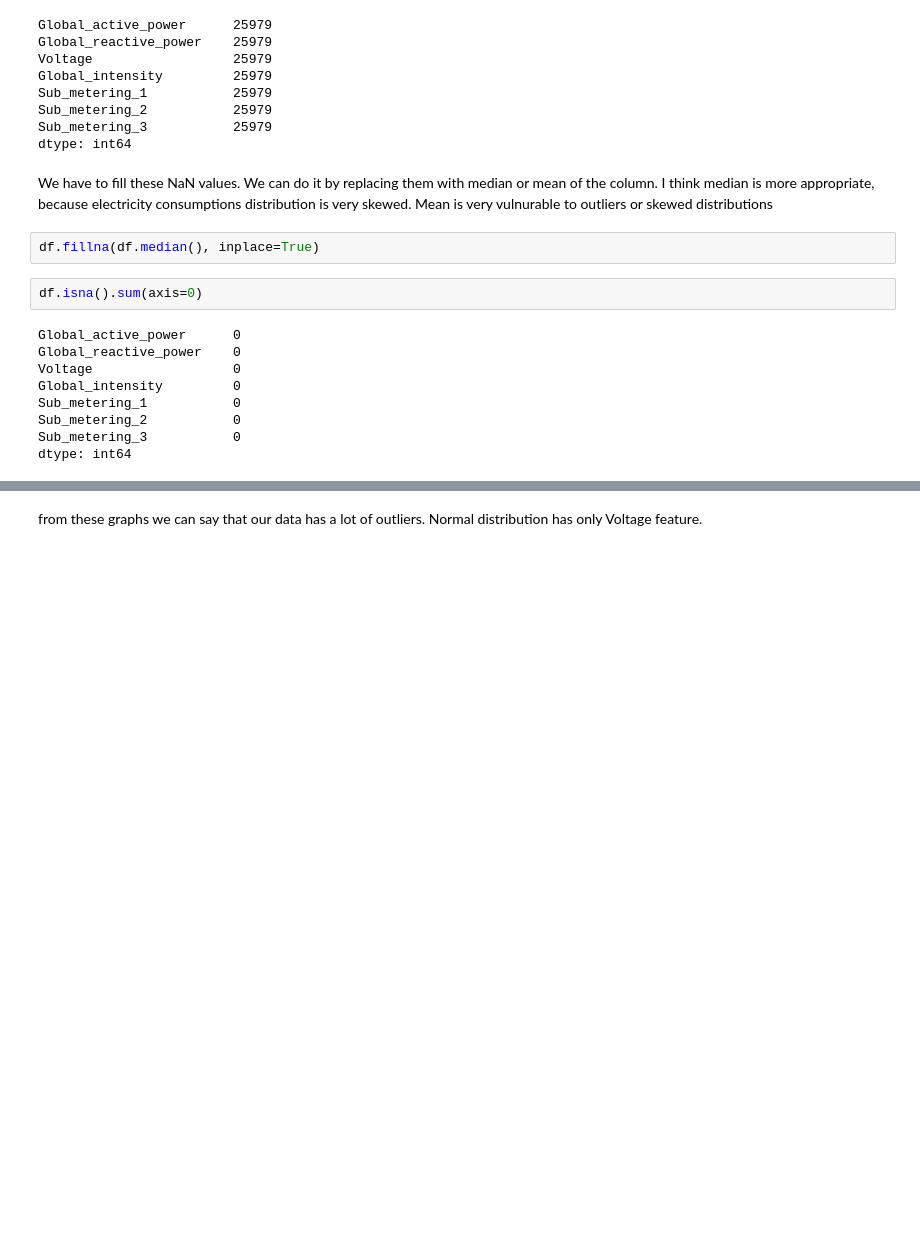
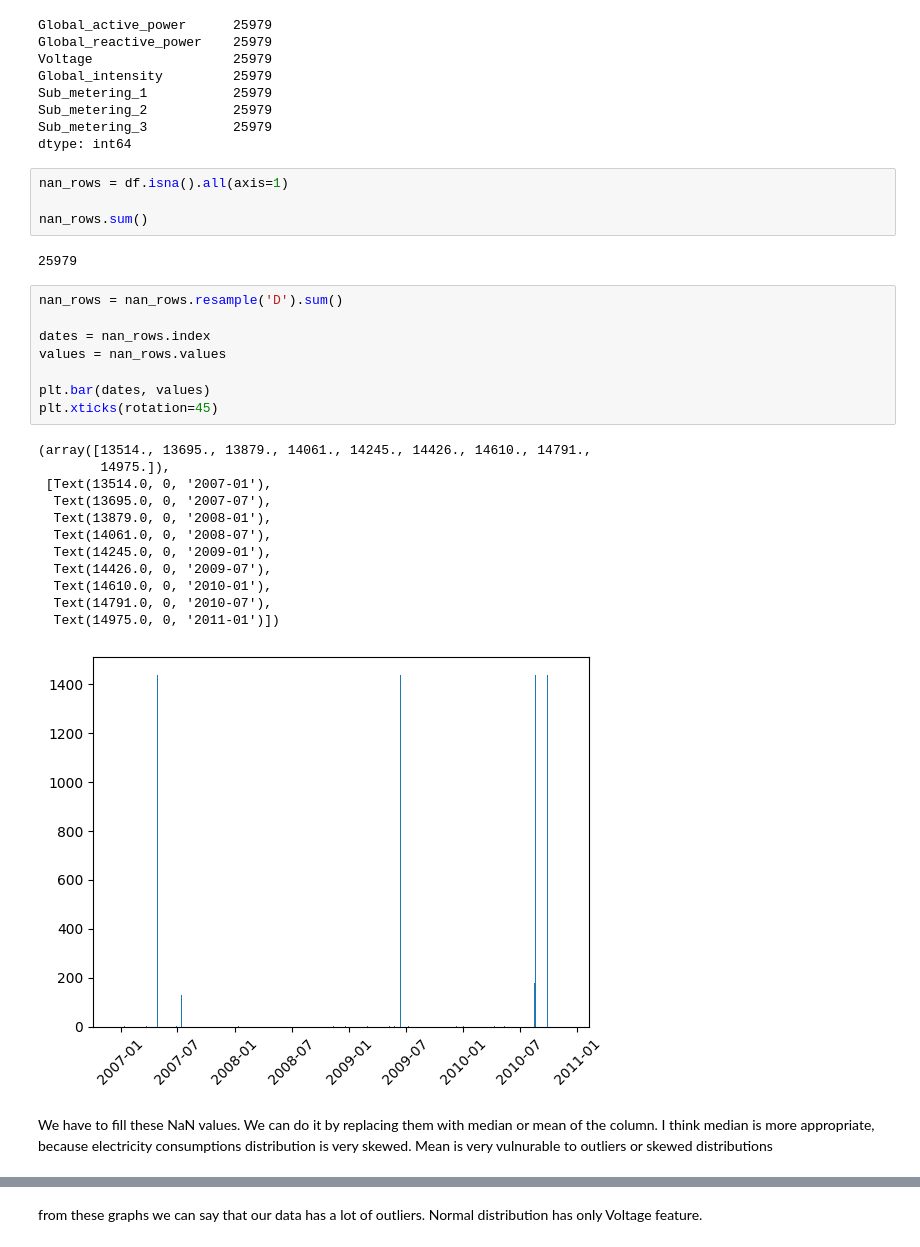
Before and after one commit to BellamyCeleman/IAU_10b, a Jupyter notebook: project.ipynb, the cells around one changed output, grey strips where cells are left out. Drawn from its saved outputs; the diff is of its cells as text; blank space fills up the shorter version.

```diff
--- a/project.ipynb
+++ b/project.ipynb
@@ -114,18 +114,32 @@ Sub_metering_1           25979
 Sub_metering_2           25979
 Sub_metering_3           25979
 dtype: int64
+# %%
+nan_rows = df.isna().all(axis=1)
+
+nan_rows.sum()
+# %% [output]
+25979
+# %%
+nan_rows = nan_rows.resample('D').sum()
+
+dates = nan_rows.index
+values = nan_rows.values
+
+plt.bar(dates, values)
+plt.xticks(rotation=45)
+# %% [output]
+(array([13514., 13695., 13879., 14061., 14245., 14426., 14610., 14791.,
+        14975.]),
+ [Text(13514.0, 0, '2007-01'),
+  Text(13695.0, 0, '2007-07'),
+  Text(13879.0, 0, '2008-01'),
+  Text(14061.0, 0, '2008-07'),
+  Text(14245.0, 0, '2009-01'),
+  Text(14426.0, 0, '2009-07'),
+  Text(14610.0, 0, '2010-01'),
+  Text(14791.0, 0, '2010-07'),
+  Text(14975.0, 0, '2011-01')])
+[figure, added]
 # %% [markdown]
 We have to fill these NaN values. We can do it by replacing them with median or mean of the column. I think median is more appropriate, because electricity consumptions distribution is very skewed. Mean is very vulnurable to outliers or skewed distributions
-# %%
-df.fillna(df.median(), inplace=True)
-# %%
-df.isna().sum(axis=0)
-# %% [output]
-Global_active_power      0
-Global_reactive_power    0
-Voltage                  0
-Global_intensity         0
-Sub_metering_1           0
-Sub_metering_2           0
-Sub_metering_3           0
-dtype: int64
```
Also changed, not shown: parts of 9 cells of this notebook, 1 other file.
